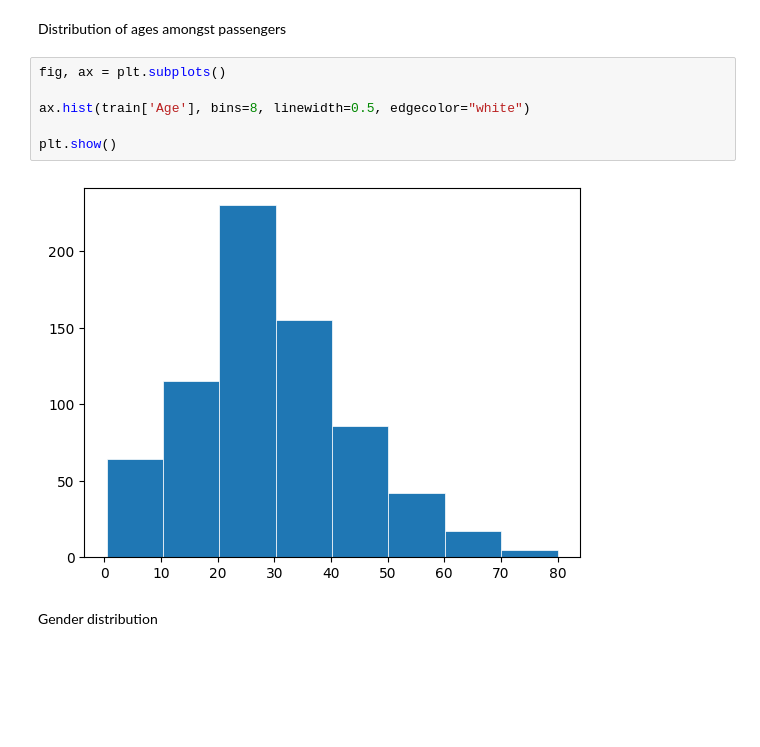
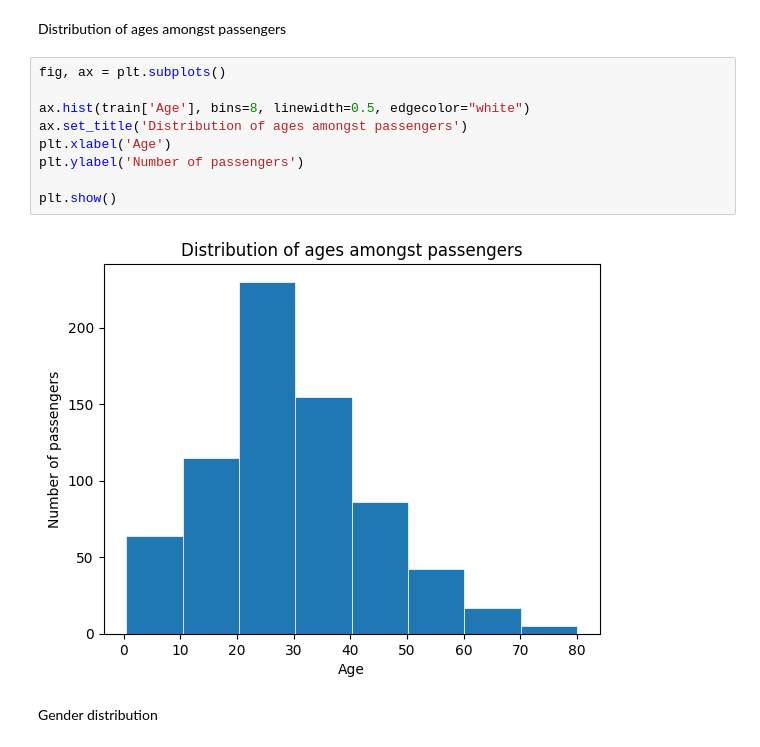
Before and after one commit to hashtag-squirrel/titanic-capstone-project, a Jupyter notebook: data_visualization.ipynb, the cells around one changed output. Saved outputs shown, nothing was run; the diff lists cells and outputs as text; blank space fills up the shorter version.

Commit message:
Add titles and labels to barplot

```diff
--- a/data_visualization.ipynb
+++ b/data_visualization.ipynb
@@ -11,11 +11,14 @@ Distribution of ages amongst passengers
 # %%
 fig, ax = plt.subplots()
 
 ax.hist(train['Age'], bins=8, linewidth=0.5, edgecolor="white")
+ax.set_title('Distribution of ages amongst passengers')
+plt.xlabel('Age')
+plt.ylabel('Number of passengers')
 
 plt.show()
 # %% [output]
-[figure, old version]
+[figure, new version]
 # %% [markdown]
 Gender distribution
 # %%
```
